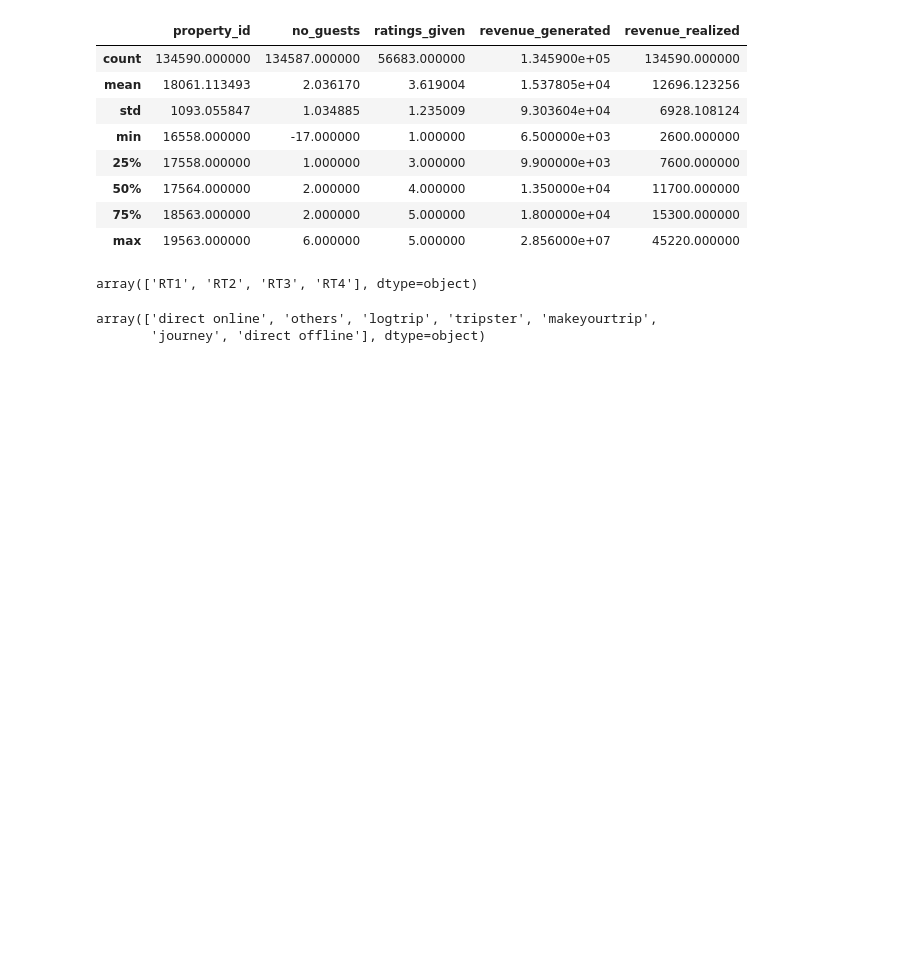
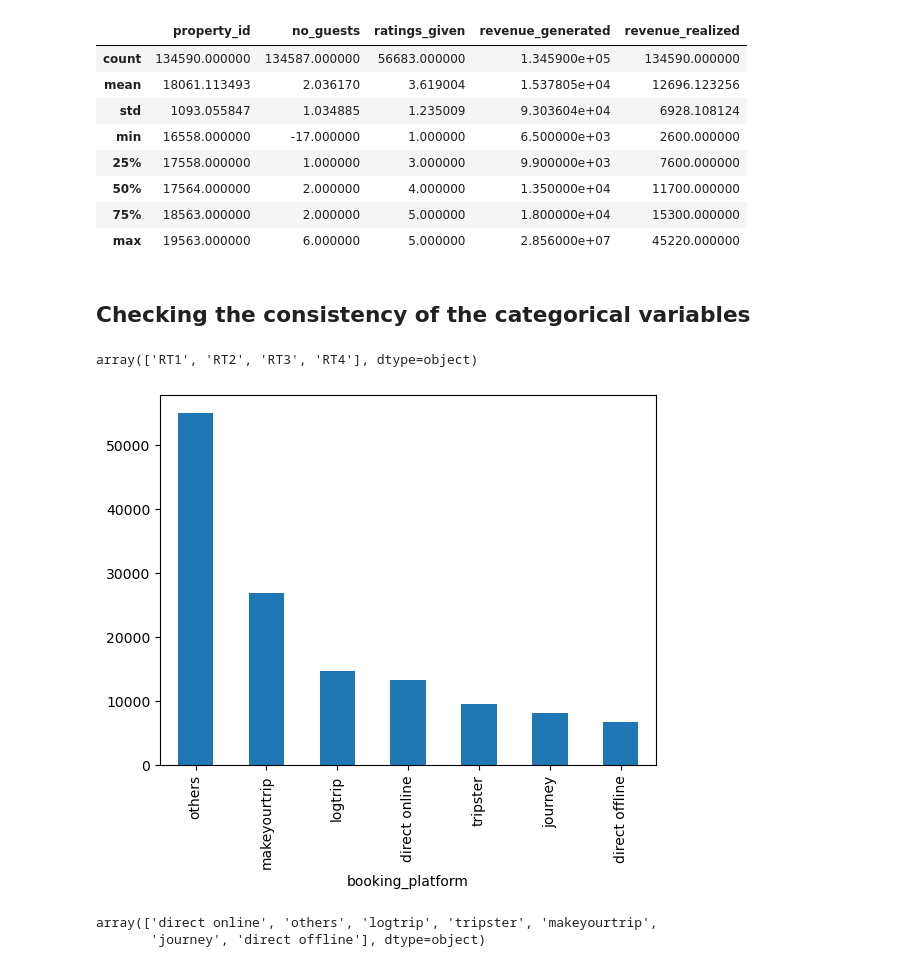
Before and after one commit to gbotosh/Hospitality_Project, a Jupyter notebook: atiq_hotels_project.ipynb, the cells around one changed output. Saved outputs shown, nothing was run; the diff lists cells and outputs as text; code cells hidden in the pictures; blank space fills up the shorter version.

```diff
--- a/atiq_hotels_project.ipynb
+++ b/atiq_hotels_project.ipynb
@@ -68,10 +70,18 @@ df_bookings.describe()
 | 50% | 17564.000000 | 2.000000 | 4.000000 | 1.350000e+04 | 11700.000000 |
 | 75% | 18563.000000 | 2.000000 | 5.000000 | 1.800000e+04 | 15300.000000 |
 | max | 19563.000000 | 6.000000 | 5.000000 | 2.856000e+07 | 45220.000000 |
+# %% [markdown]
+## Checking the consistency of the categorical variables
+# %%
+df_bookings["room_category"].unique()
+# %% [output]
+array(['RT1', 'RT2', 'RT3', 'RT4'], dtype=object)
 # %%
-df_bookings["room_category"].unique()
+assert list(df_bookings["room_category"].unique()) == list(df_rooms['room_id'])
-# %% [output]
-array(['RT1', 'RT2', 'RT3', 'RT4'], dtype=object)
+# %%
+df_bookings['booking_platform'].value_counts().plot(kind="bar");
+# %% [output]
+[figure, added]
 # %%
 df_bookings["booking_platform"].unique()
 # %% [output]
```
Also changed, not shown: parts of 69 cells of this notebook.
